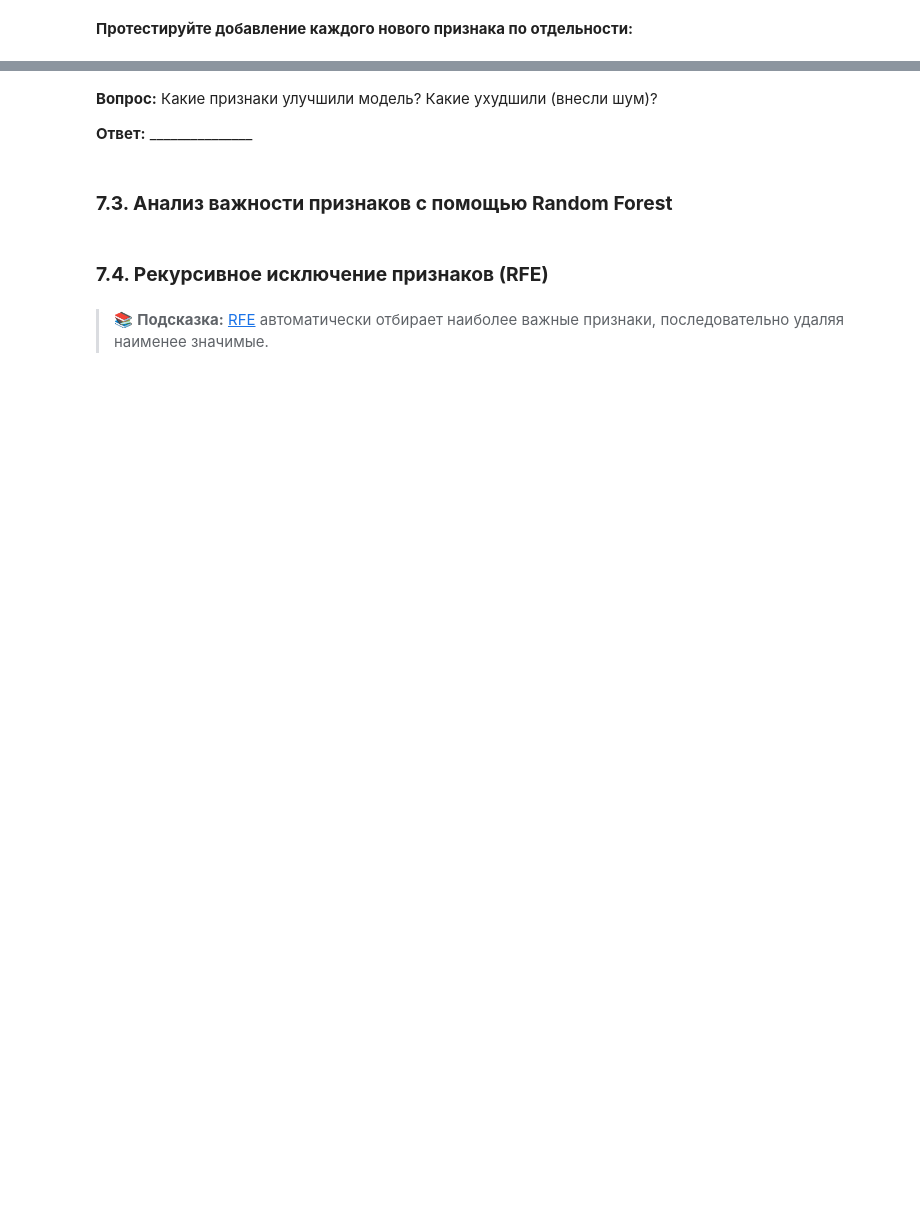
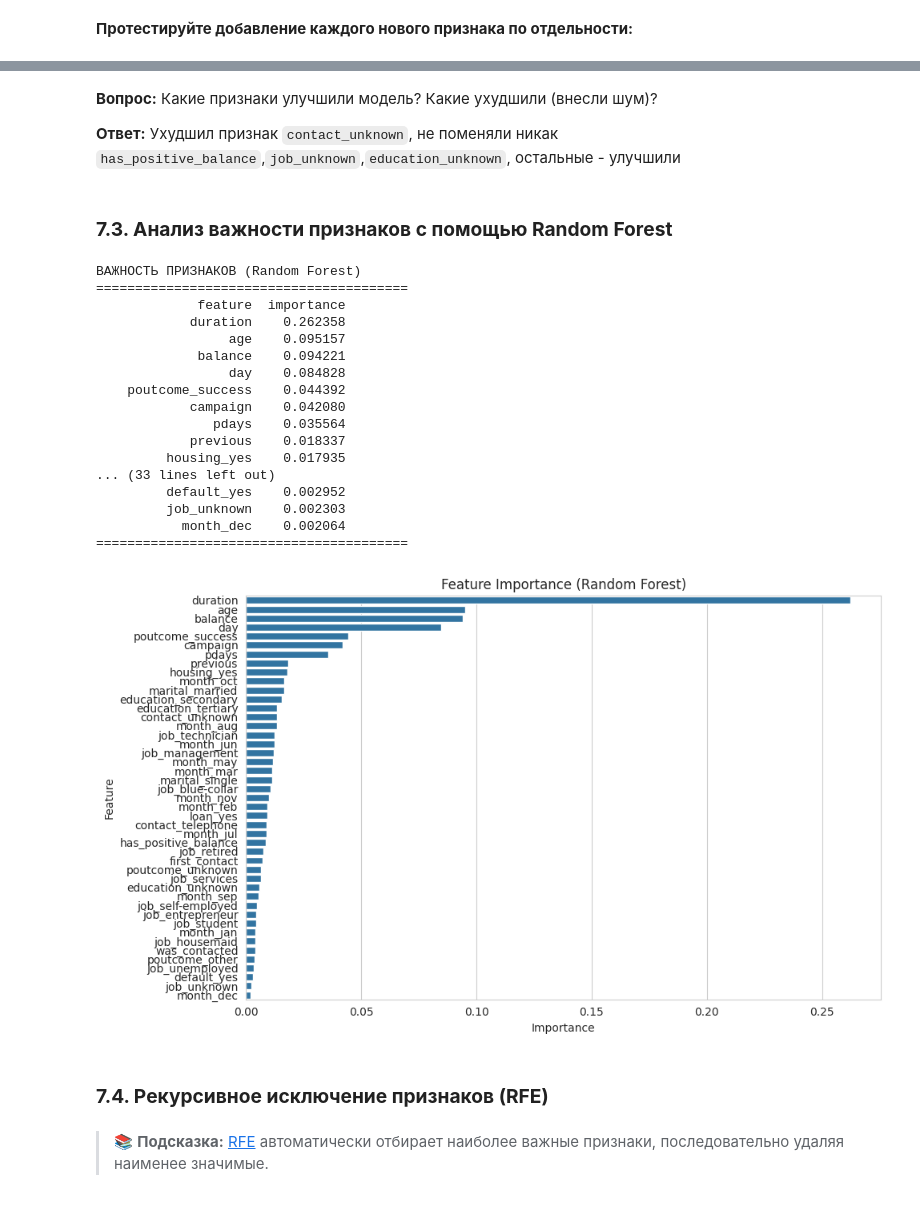
Before and after one commit to GDVevo/ml_uni, a Jupyter notebook: Практическая_работа_№10_Разведочный_анализ,_предобработка_данных_и_обучение_моделей_классификации.ipynb, the cells around one changed output, grey strips where cells are left out. Cells and saved outputs as stored; diff of their text form; code cells hidden in the pictures; blank space fills up the shorter version.

```diff
--- a/Практическая_работа_№10_Разведочный_анализ,_предобработка_данных_и_обучение_моделей_классификации.ipynb
+++ b/Практическая_работа_№10_Разведочный_анализ,_предобработка_данных_и_обучение_моделей_классификации.ipynb
@@ -789,10 +826,10 @@ df_fe['education_unknown'] = bank['education'].isna().astype(int)
 df_fe['contact_unknown'] = bank['contact'].isna().astype(int)
 
 # Теперь заполняем пропуски
-for col in ['job', 'education', 'contact', 'poutcome']:
+for col in ['job', 'education', 'contact']:
     if df_fe[col].isna().sum() > 0:
         mode_value = df_fe[col].mode()[0]
         df_fe[col] = df_fe[col].fillna(mode_value)
 
 print("Созданные признаки:")
-print(df_fe[['was_contacted', 'has_positive_balance', 'job_unknown', 'education_unknown', 'contact_unknown']].head(10))
+df_fe[['was_contacted', 'has_positive_balance', 'job_unknown', 'education_unknown', 'contact_unknown']].head(10)
@@ -812,7 +898,16 @@ base_features = ['age', 'balance', 'duration', 'campaign', 'pdays', 'previous',
 
 # Новые созданные признаки для тестирования
 new_features = ['was_contacted', 'has_positive_balance', 'job_unknown',
-                'education_unknown', 'contact_unknown']
+                'education_unknown', 'contact_unknown', 'first_contact',
+                'poutcome_unknown']
+oneh_features = ['housing_yes', 'job_blue-collar', 'job_entrepreneur',
+                'job_housemaid', 'job_management', 'job_retired', 'job_self-employed',
+                'job_services', 'job_student', 'job_technician', 'job_unemployed',
+                'loan_yes', 'marital_married', 'marital_single', 'month_aug',
+                'month_dec', 'month_feb', 'month_jan', 'month_jul', 'month_jun',
+                'month_mar', 'month_may', 'month_nov', 'month_oct', 'month_sep',
+                'poutcome_other', 'poutcome_success', 'contact_telephone',
+                'default_yes', 'education_secondary', 'education_tertiary']
 
 # Оценим базовую модель
 X_base = df_fe[base_features]
@@ -828,0 +926,26 @@ print("=" * 60)
+# %%
+# Ваш код
+accuracies = {}
+
+for i in new_features:
+  features = base_features.copy()
+  features.append(i)
+  X = df_fe[features]
+  y = df_fe['target']
+  accuracy_fe = evaluate_model(X, y)
+  accuracies[i] = accuracy_fe
+  print(f"Модель ({len(features)} признаков): Accuracy = {accuracy_fe:.4f}")
+  print(f"Признаки: {features}")
+  print("=" * 60)
+
+features_fe = base_features.copy()
+features_fe.append(oneh_features)
+X_fe = df_fe[features]
+y_fe = df_fe['target']
+accuracy_fe = evaluate_model(X_fe, y_fe)
+accuracies['One-Hot'] = accuracy_fe
+print(f"Модель ({len(features_fe)} признаков): Accuracy = {accuracy_fe:.4f}")
+print(f"Признаки: {features_fe}")
+print("=" * 60)
+
+pd.DataFrame.from_dict(accuracies, orient='index')
@@ -829,44 +979,64 @@ print("=" * 60)
 # %% [markdown]
 **Вопрос:** Какие признаки улучшили модель? Какие ухудшили (внесли шум)?
 
-**Ответ:** _______________
+**Ответ:** Ухудшил признак `contact_unknown`, не поменяли никак `has_positive_balance`,`job_unknown`,`education_unknown`, остальные - улучшили
 # %% [markdown]
 ### ****7.3. Анализ важности признаков с помощью Random Forest****
 # %%
 # Соберём все признаки
 all_numeric_features = base_features + new_features
+all_numeric_features += oneh_features
 X_all = df_fe[all_numeric_features]
 
 # Обучим Random Forest и посмотрим важность признаков
 from sklearn.ensemble import RandomForestClassifier
 
 # Масштабирование
 scaler = StandardScaler()
 X_scaled = scaler.fit_transform(X_all)
 
 # Обучение
 rf = RandomForestClassifier(n_estimators=100, random_state=42)
 rf.fit(X_scaled, y)
 
 # Важность признаков
 importance_df = pd.DataFrame({
     'feature': all_numeric_features,
     'importance': rf.feature_importances_
 }).sort_values('importance', ascending=False)
 
 print("ВАЖНОСТЬ ПРИЗНАКОВ (Random Forest)")
 print("=" * 40)
 print(importance_df.to_string(index=False))
 print("=" * 40)
 
 # Визуализация
 plt.figure(figsize=(10, 6))
 sns.barplot(data=importance_df, x='importance', y='feature')
 plt.title('Feature Importance (Random Forest)')
 plt.xlabel('Importance')
 plt.ylabel('Feature')
 plt.tight_layout()
 plt.show()
+# %% [output]
+ВАЖНОСТЬ ПРИЗНАКОВ (Random Forest)
+========================================
+             feature  importance
+            duration    0.262358
+                 age    0.095157
+             balance    0.094221
+                 day    0.084828
+    poutcome_success    0.044392
+            campaign    0.042080
+               pdays    0.035564
+            previous    0.018337
+         housing_yes    0.017935
+... (33 lines left out)
+         default_yes    0.002952
+         job_unknown    0.002303
+           month_dec    0.002064
+========================================
+[figure, added]
 # %% [markdown]
 ### ****7.4. Рекурсивное исключение признаков (RFE)****
 # %% [markdown]
```
Also changed, not shown: parts of 32 cells of this notebook.
